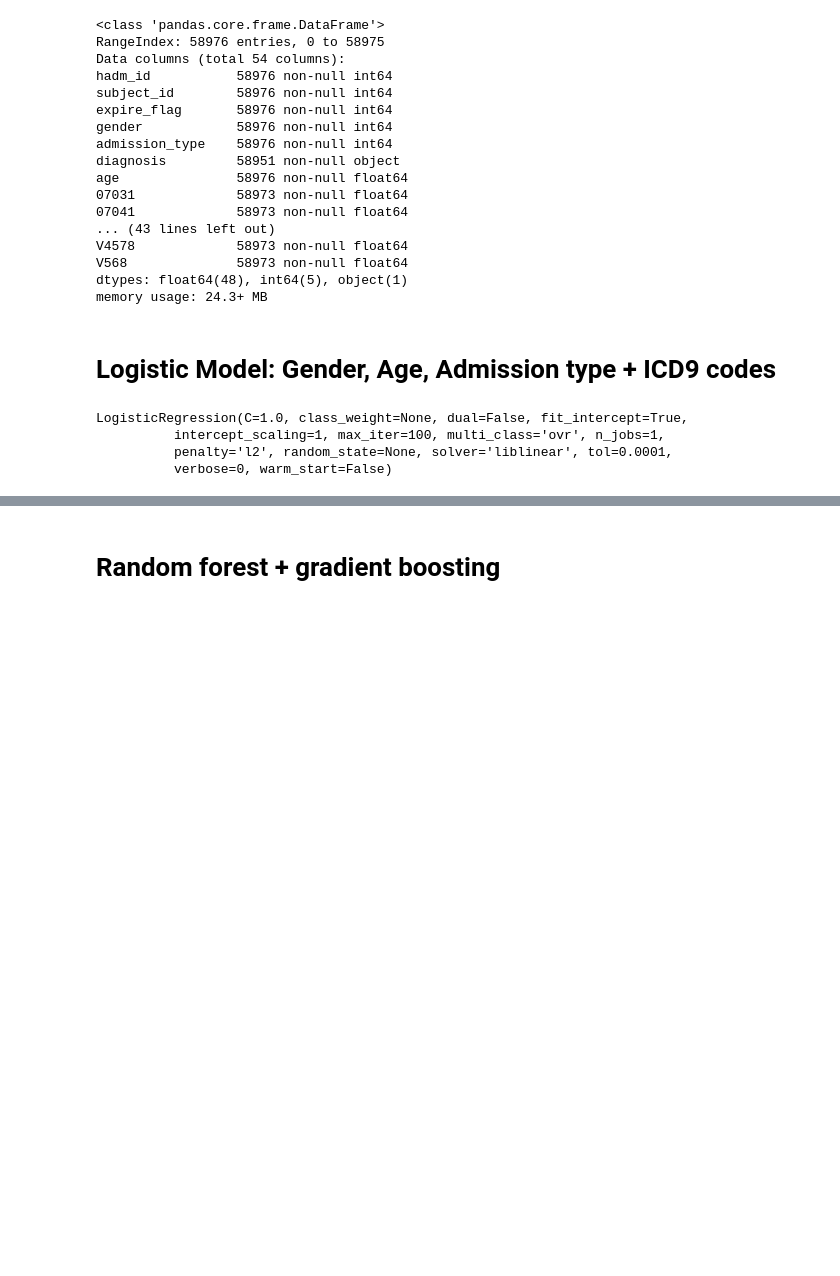
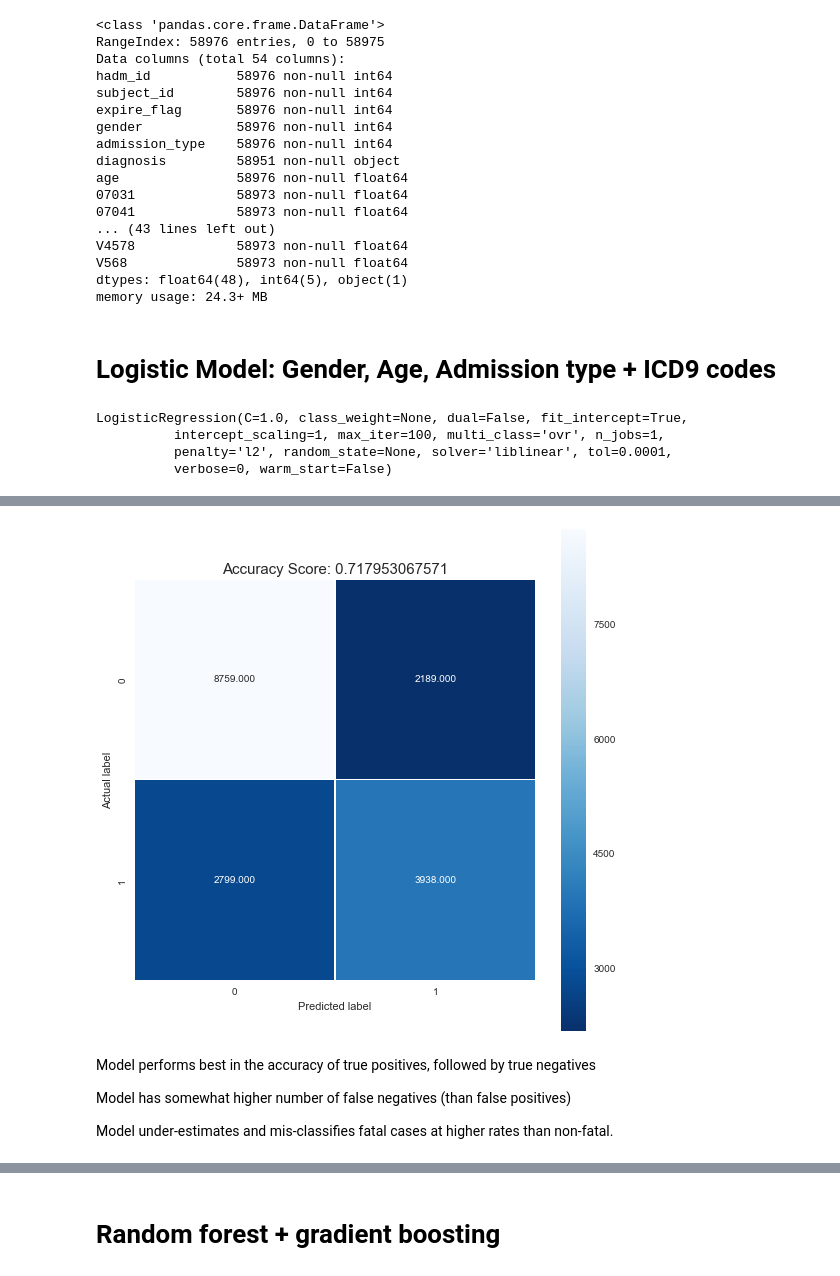
Before and after one commit to billiescodes/mortality_in_ICU, a Jupyter notebook: Model_1.ipynb, the cells around one changed output, grey strips where cells are left out. Cells and saved outputs as stored; diff of their text form; code cells hidden in the pictures; blank space fills up the shorter version.

```diff
--- a/Model_1.ipynb
+++ b/Model_1.ipynb
@@ -138,0 +168,4 @@ pr_curve(y_test, lr_vec,);
+# %%
+# for confusion matrix use method .predict, to get the predicted label, not probability
+prediction = lr_model.fit(X_train, y_train).predict(X_test)
+accuracy = accuracy_score(y_test, prediction, normalize=True)
@@ -139,3 +194,18 @@ pr_curve(y_test, lr_vec,);
+# %%
+plt.figure(figsize=(9,9))
+sns.heatmap(cm, annot=True, fmt=".3f", linewidths=.5, square = True, cmap = 'Blues_r');
+plt.ylabel('Actual label');
+plt.xlabel('Predicted label');
+all_sample_title = 'Accuracy Score: {0}'.format(accuracy)
+plt.title(all_sample_title, size = 15);
+# %% [output]
+[figure, added]
+# %% [markdown]
+Model performs best in the accuracy of true positives, followed by true negatives
+
+Model has somewhat higher number of false negatives (than false positives)
+
+Model under-estimates and mis-classifies fatal cases at higher rates than non-fatal.
 # %%
 #random forest
 plt.figure()
```
Also changed, not shown: parts of 26 cells of this notebook.
